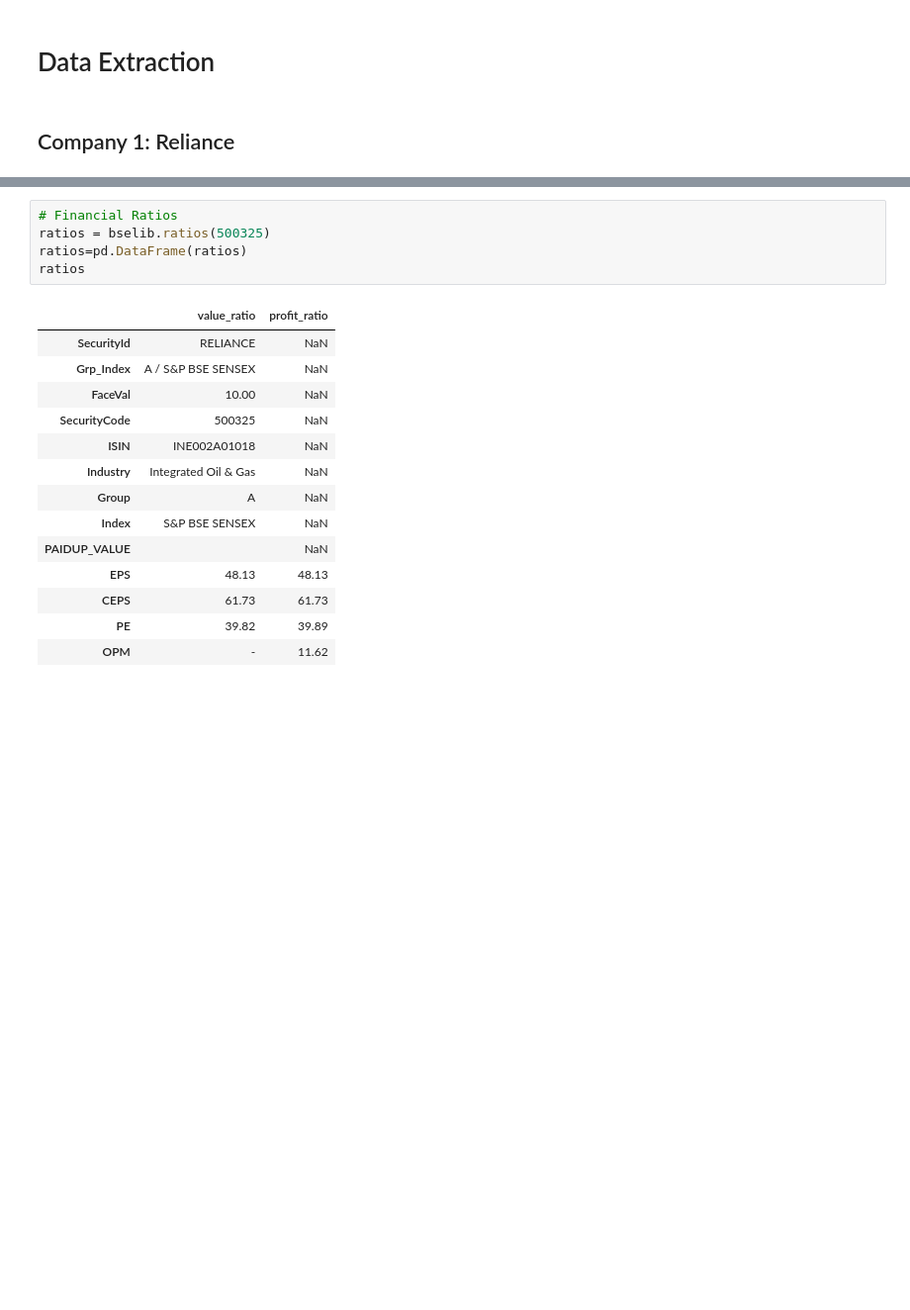
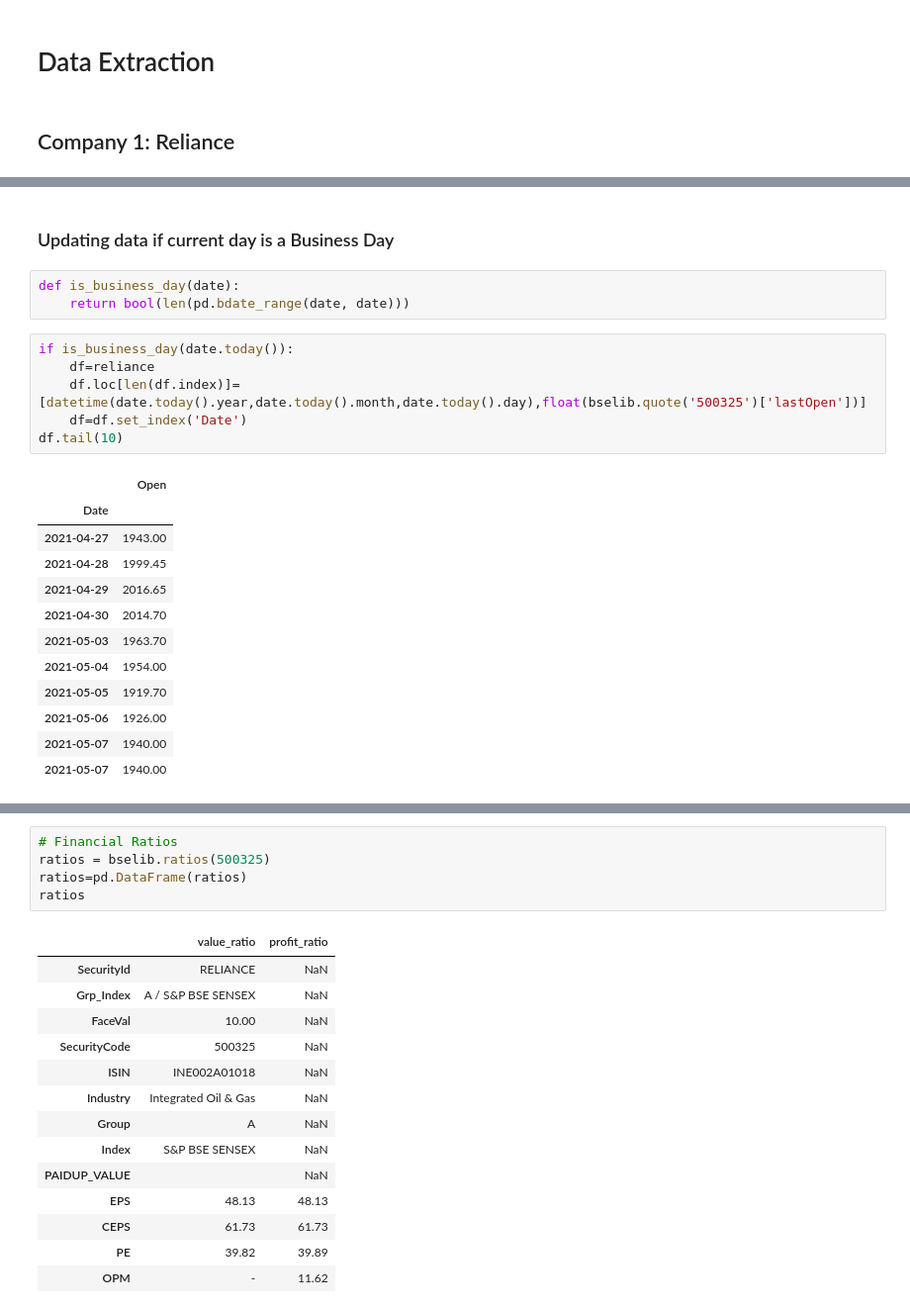
Before and after one commit to ariesiitr/BSE-Serverless-Predictor, a Jupyter notebook: main.ipynb, the cells around one changed output, grey strips where cells are left out. Shown at 99% size. Drawn from its saved outputs; the diff is of its cells as text; blank space fills up the shorter version.

```diff
--- a/main.ipynb
+++ b/main.ipynb
@@ -39,0 +44,24 @@ data1.tail(5)
+# %% [markdown]
+### Updating data if current day is a Business Day
+# %%
+def is_business_day(date):
+    return bool(len(pd.bdate_range(date, date)))
+# %%
+if is_business_day(date.today()):
+    df=reliance
+    df.loc[len(df.index)]=[datetime(date.today().year,date.today().month,date.today().day),float(bselib.quote('500325')['lastOpen'])]
+    df=df.set_index('Date')
+df.tail(10)
+# %% [output]
+|  | Open |
+| Date |  |
+| 2021-04-27 | 1943.00 |
+| 2021-04-28 | 1999.45 |
+| 2021-04-29 | 2016.65 |
+| 2021-04-30 | 2014.70 |
+| 2021-05-03 | 1963.70 |
+| 2021-05-04 | 1954.00 |
+| 2021-05-05 | 1919.70 |
+| 2021-05-06 | 1926.00 |
+| 2021-05-07 | 1940.00 |
+| 2021-05-07 | 1940.00 |
```
Also changed, not shown: parts of 23 cells of this notebook, 1 other file.
